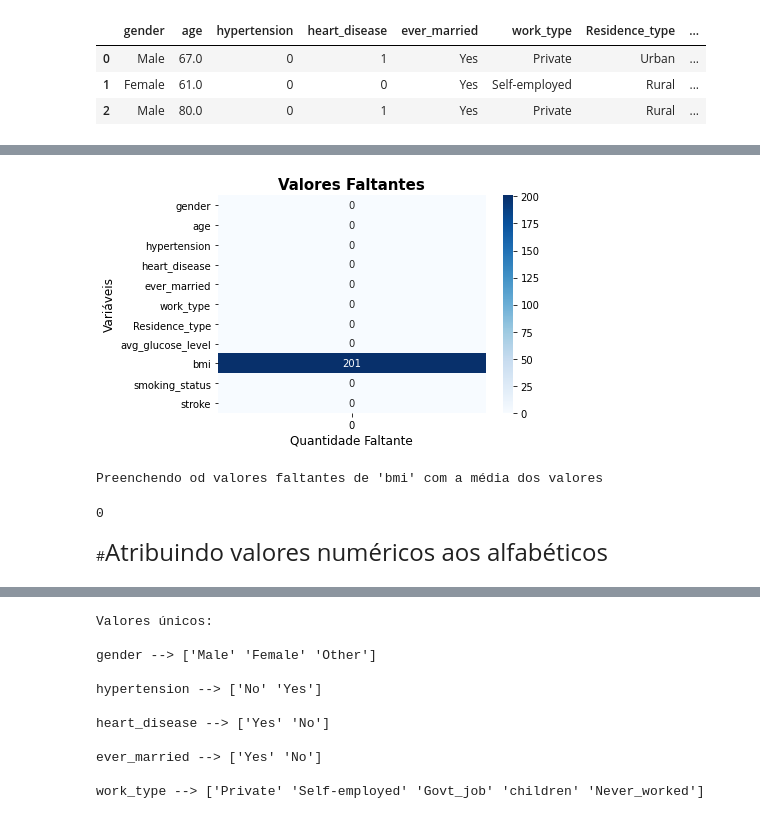
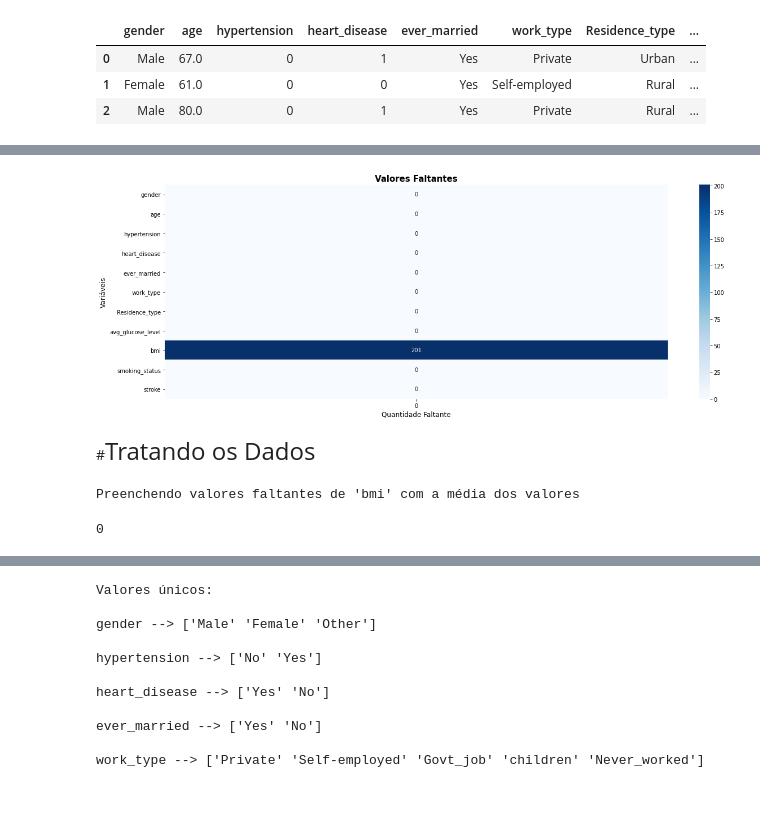
Before and after one commit to FelipeGBarreto/Projects, a Jupyter notebook: Stroker_Analysis.ipynb, the cells around one changed output, grey strips where cells are left out. Drawn from its saved outputs; the diff is of its cells as text; code cells hidden in the pictures.

```diff
--- a/Stroker_Analysis.ipynb
+++ b/Stroker_Analysis.ipynb
@@ -27,17 +47,18 @@ df.head(3)
 # %%
+plt.figure(figsize=(20,7))
 plt.title('Valores Faltantes',fontweight='bold', fontsize=15)
 ax = sns.heatmap(df.isna().sum().to_frame(),annot=True,fmt='d',cmap='Blues')
 ax.set_ylabel("Variáveis", fontsize=12)
 ax.set_xlabel('Quantidade Faltante', fontsize=12)
 plt.show()
 # %% [output]
-[figure, old version]
+[figure, new version]
+# %% [markdown]
+#<font color=cian size=5 face="cursive">Tratando os Dados
 # %%
-print("Preenchendo od valores faltantes de 'bmi' com a média dos valores")
+print("Preenchendo valores faltantes de 'bmi' com a média dos valores")
 df.bmi = df.bmi.fillna(df.bmi.mean())
 df[df.isnull()==True].count().sum()
 # %% [output]
-Preenchendo od valores faltantes de 'bmi' com a média dos valores
+Preenchendo valores faltantes de 'bmi' com a média dos valores
 0
-# %% [markdown]
-#<font color=cian size=5 face="cursive">Atribuindo valores numéricos aos alfabéticos
```
Also changed, not shown: parts of 25 cells of this notebook.
